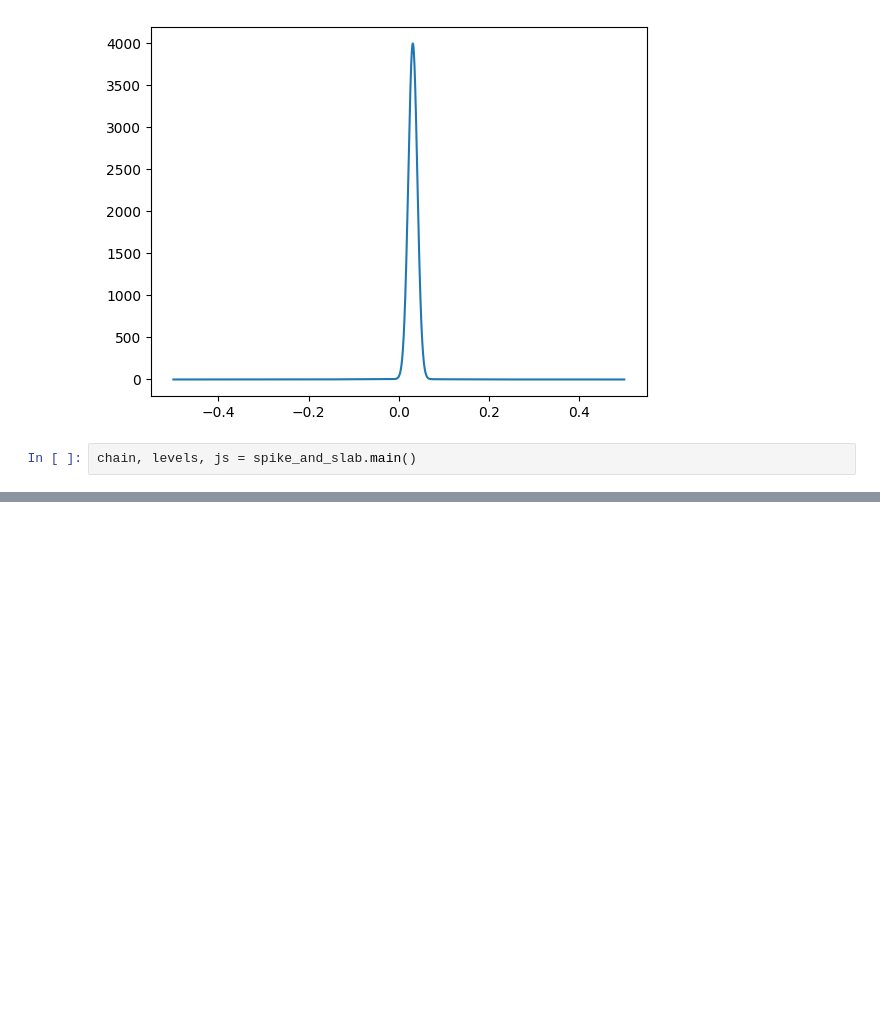
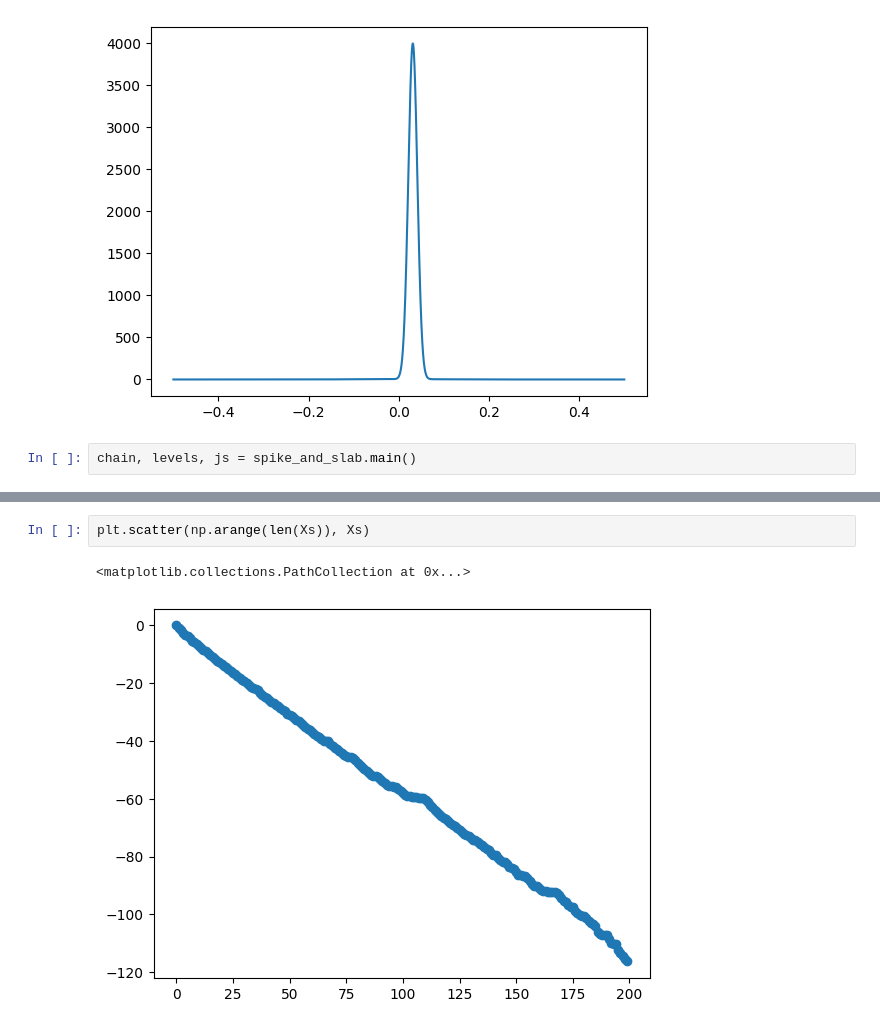
Before and after one commit to thomas-egg/nested_sampling, a Jupyter notebook: examples/spike_slab/sandbox.ipynb, the cells around one changed output, grey strips where cells are left out. Drawn from its saved outputs; the diff is of its cells as text; blank space fills up the shorter version.

```diff
--- a/examples/spike_slab/sandbox.ipynb
+++ b/examples/spike_slab/sandbox.ipynb
@@ -60,3 +62,8 @@ print(np.mean(y))
+# %%
+plt.scatter(np.arange(len(Xs)), Xs)
+# %% [output]
+<matplotlib.collections.PathCollection at 0x...>
+[figure, added]
 # %%
 logL = [level.log_likelihood_bound for level in list_levels]
 logX = [level.get_log_X for level in list_levels]
```
Also changed, not shown: parts of 10 cells of this notebook, 4 other files.
